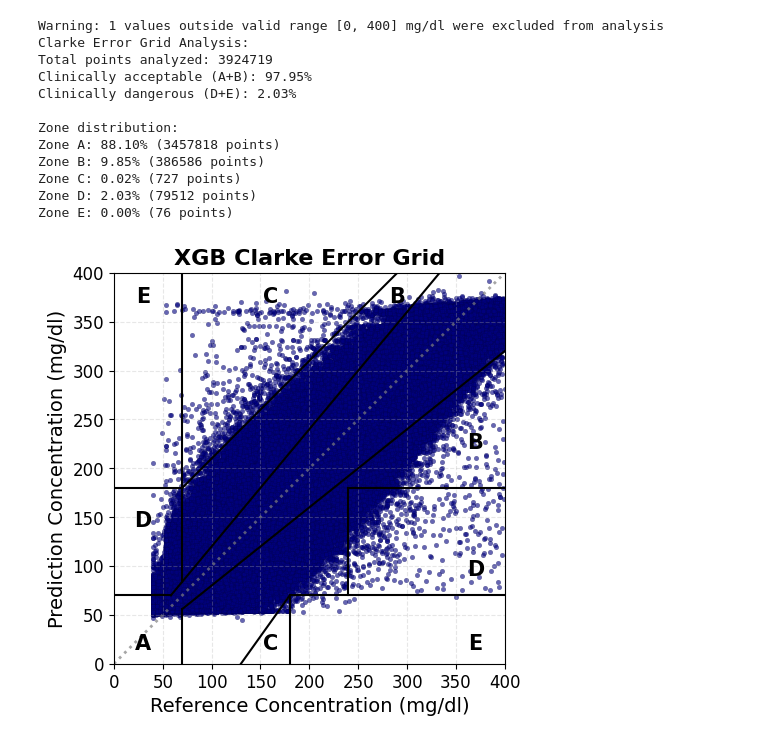
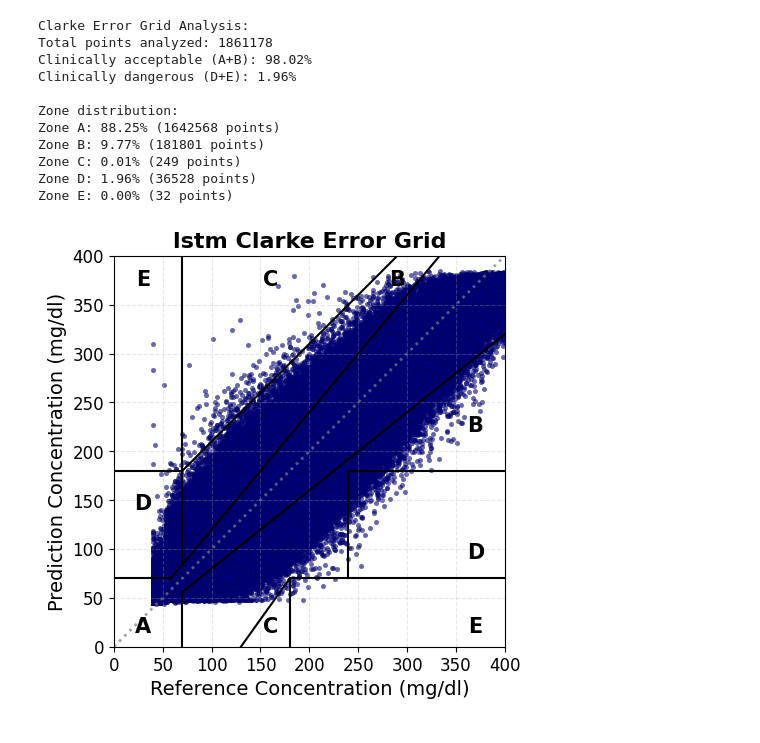
Before and after one commit to g-cer/t1d-bg-Granada, a Jupyter notebook: generate_ceg.ipynb, the cells around one changed output. Cells and saved outputs as stored; diff of their text form; code cells hidden in the pictures.

```diff
--- a/generate_ceg.ipynb
+++ b/generate_ceg.ipynb
@@ -121,7 +247,9 @@ def clarke_error_grid(ref_values, pred_values, title_string, show_plot=True):
 
     return zone
 # %%
-def get_clarke_error_grid_stats(ref_values, pred_values, title_string="", show_plot=True, save_path=None):
+def get_clarke_error_grid_stats(
+    ref_values, pred_values, title_string="", show_plot=True, save_path=None
+):
     """
     Enhanced Clarke Error Grid analysis with detailed statistics
     """
@@ -131,50 +259,53 @@ def get_clarke_error_grid_stats(ref_values, pred_values, title_string="", show_p
     zone_percentages = [count / total_points * 100 for count in zone_counts]
 
     stats = {
-        'zone_counts': dict(zip(['A', 'B', 'C', 'D', 'E'], zone_counts)),
-        'zone_percentages': dict(zip(['A', 'B', 'C', 'D', 'E'], zone_percentages)),
-        'total_points': total_points,
-        'clinically_acceptable': (zone_counts[0] + zone_counts[1]) / total_points * 100,  # A + B zones
-        'clinically_dangerous': (zone_counts[3] + zone_counts[4]) / total_points * 100     # D + E zones
+        "zone_counts": dict(zip(["A", "B", "C", "D", "E"], zone_counts)),
+        "zone_percentages": dict(zip(["A", "B", "C", "D", "E"], zone_percentages)),
+        "total_points": total_points,
+        "clinically_acceptable": (zone_counts[0] + zone_counts[1])
+        / total_points
+        * 100,  # A + B zones
+        "clinically_dangerous": (zone_counts[3] + zone_counts[4])
+        / total_points
+        * 100,  # D + E zones
     }
 
     if save_path:
-        plt.savefig(save_path, dpi=300, bbox_inches='tight', facecolor='white')
+        plt.savefig(save_path, dpi=300, bbox_inches="tight", facecolor="white")
 
     return stats
 # %%
-df = pd.read_csv(f"{output_path}/xgb_output.csv")
+df = pd.read_csv(f"{output_path}/lstm_output.csv")
 
 # Analisi completa con statistiche dettagliate
 stats = get_clarke_error_grid_stats(
     df["target"],
     df["y_pred"],
-    "XGB",
+    "lstm",
     show_plot=True,
-    save_path=f"{save_path}/xgb_clarke_error_grid.png"
+    save_path=f"{save_path}/lstm_clarke_error_grid.png",
 )
 
 print("Clarke Error Grid Analysis:")
 print(f"Total points analyzed: {stats['total_points']}")
 print(f"Clinically acceptable (A+B): {stats['clinically_acceptable']:.2f}%")
 print(f"Clinically dangerous (D+E): {stats['clinically_dangerous']:.2f}%")
 print("\nZone distribution:")
-for zone, percentage in stats['zone_percentages'].items():
+for zone, percentage in stats["zone_percentages"].items():
     print(f"Zone {zone}: {percentage:.2f}% ({stats['zone_counts'][zone]} points)")
 # %% [output]
-Warning: 1 values outside valid range [0, 400] mg/dl were excluded from analysis
 Clarke Error Grid Analysis:
-Total points analyzed: 3924719
-Clinically acceptable (A+B): 97.95%
-Clinically dangerous (D+E): 2.03%
+Total points analyzed: 1861178
+Clinically acceptable (A+B): 98.02%
+Clinically dangerous (D+E): 1.96%
 
 Zone distribution:
-Zone A: 88.10% (3457818 points)
-Zone B: 9.85% (386586 points)
-Zone C: 0.02% (727 points)
-Zone D: 2.03% (79512 points)
-Zone E: 0.00% (76 points)
+Zone A: 88.25% (1642568 points)
+Zone B: 9.77% (181801 points)
+Zone C: 0.01% (249 points)
+Zone D: 1.96% (36528 points)
+Zone E: 0.00% (32 points)
-[figure, old version]
+[figure, new version]
 # %%
 def analyze_best_worst_patients(df, title_prefix="", save_plots=True):
     """
```
Also changed, not shown: parts of 3 cells of this notebook, 2 other files.
